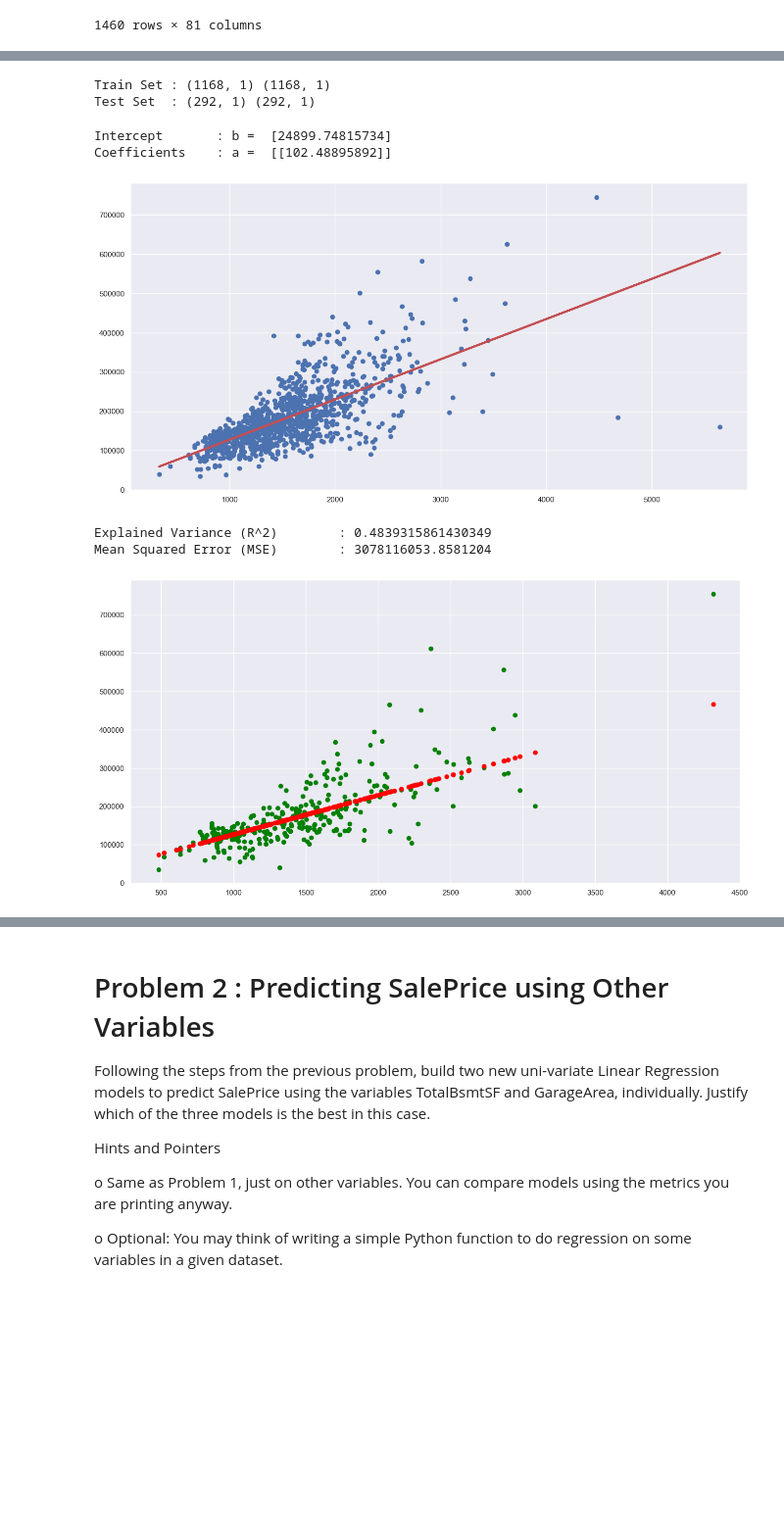
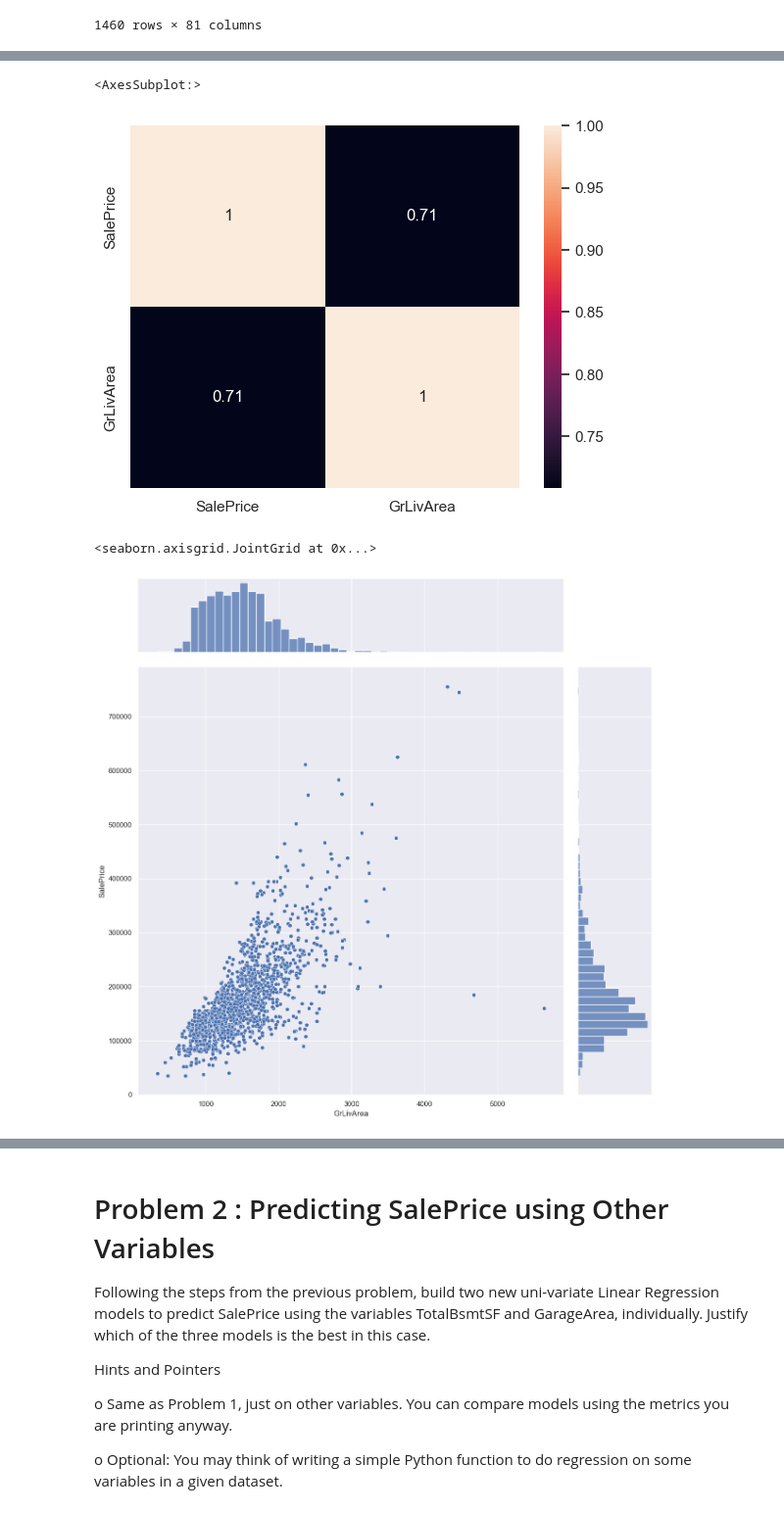
Before and after one commit to chezyio/SC1015, a Jupyter notebook: Week 6/Lab/exercise4/Exercise4_solution.ipynb, the cells around one changed output, grey strips where cells are left out. Shown at 98% size. Cells and saved outputs as stored; diff of their text form; code cells hidden in the pictures; blank space fills up the shorter version.

```diff
--- a/Week 6/Lab/exercise4/Exercise4_solution.ipynb
+++ b/Week 6/Lab/exercise4/Exercise4_solution.ipynb
@@ -56,55 +48,13 @@ sns.jointplot(data = dataset_house, x = "GrLivArea", y = "SalePrice", height = 1
-# %%
-saleprice = pd.DataFrame(dataset_house['SalePrice'])
-grlivarea = pd.DataFrame(dataset_house['GrLivArea'])
-
-X_train, X_test, y_train, y_test = train_test_split(grlivarea, saleprice, test_size=0.2)
-
-print("Train Set :", X_train.shape, y_train.shape)
-print("Test Set  :", X_test.shape, y_test.shape)
-# %% [output]
-Train Set : (1168, 1) (1168, 1)
-Test Set  : (292, 1) (292, 1)
-# %%
-model = LinearRegression()
-model.fit(X_train ,y_train)
-print('Intercept \t: b = ', model.intercept_)
-print('Coefficients \t: a = ', model.coef_)
-
-# Formula for the Regression line
-regline_x = X_train
-regline_y = model.intercept_ + model.coef_ * X_train
-
-# Plot the Linear Regression line
-f, axes = plt.subplots(1, 1, figsize=(16, 8))
-plt.scatter(X_train, y_train)
-plt.plot(regline_x, regline_y, 'r-', linewidth = 3)
-plt.show()
-
-
-# Explained Variance in simply the "Score"
-print("Explained Variance (R^2) \t:", model.score(X_train, y_train))
-
-y_train_pred = model.predict(X_train)
-
-# Compute MSE on the train set
-print("Mean Squared Error (MSE) \t:", mean_squared_error(y_train, y_train_pred))
-
-
-# Predict SalePrice values corresponding to GrLivArea
-y_test_pred = model.predict(X_test)
-
-# Plot the Predictions on a Scatterplot
-f = plt.figure(figsize=(16, 8))
-plt.scatter(X_test, y_test, color = "green")
-plt.scatter(X_test, y_test_pred, color = "red")
-plt.show()
-# %% [output]
-Intercept       : b =  [24899.74815734]
-Coefficients    : a =  [[102.48895892]]
-[figure, removed]
-Explained Variance (R^2)        : 0.4839315861430349
-Mean Squared Error (MSE)        : 3078116053.8581204
-[figure, removed]
+# %%
+sns.heatmap(dataset_house[['SalePrice', 'GrLivArea']].corr(), annot=True)
+# %% [output]
+<AxesSubplot:>
+[figure, added]
+# %%
+sns.jointplot(data = dataset_house, x = "GrLivArea", y = "SalePrice", height = 12)
+# %% [output]
+<seaborn.axisgrid.JointGrid at 0x...>
+[figure, added]
 # %%
 def lr(X, y, df):
 
```
Also changed, not shown: parts of 14 cells of this notebook.
